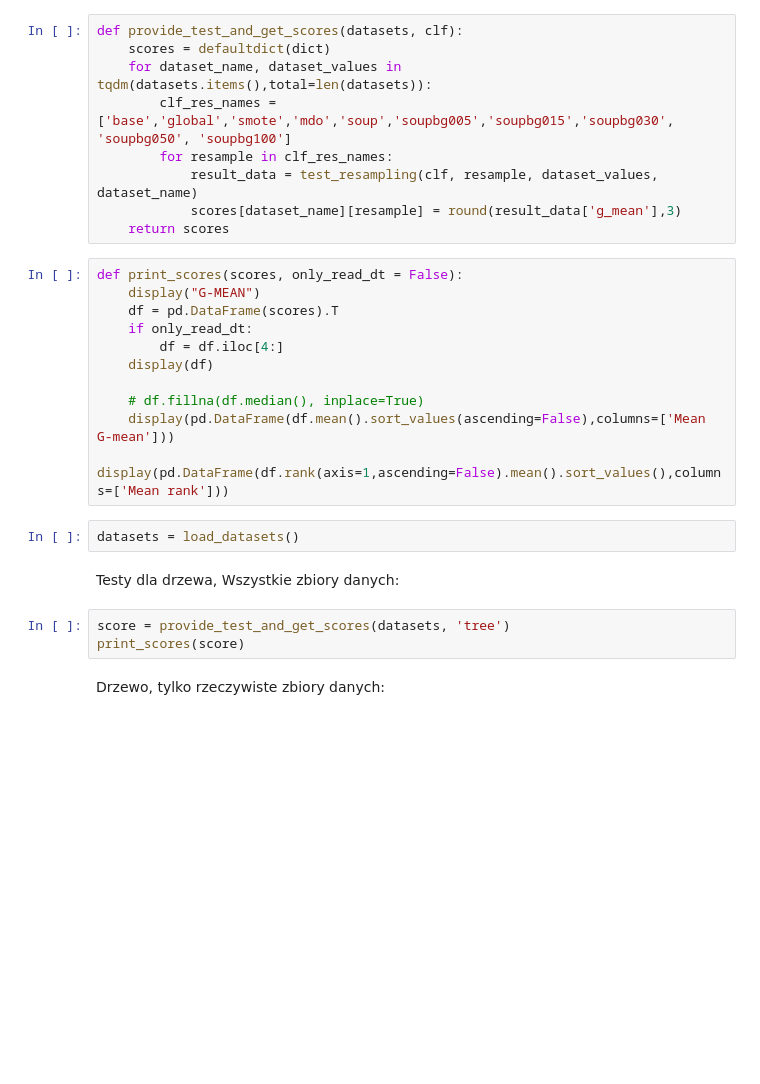
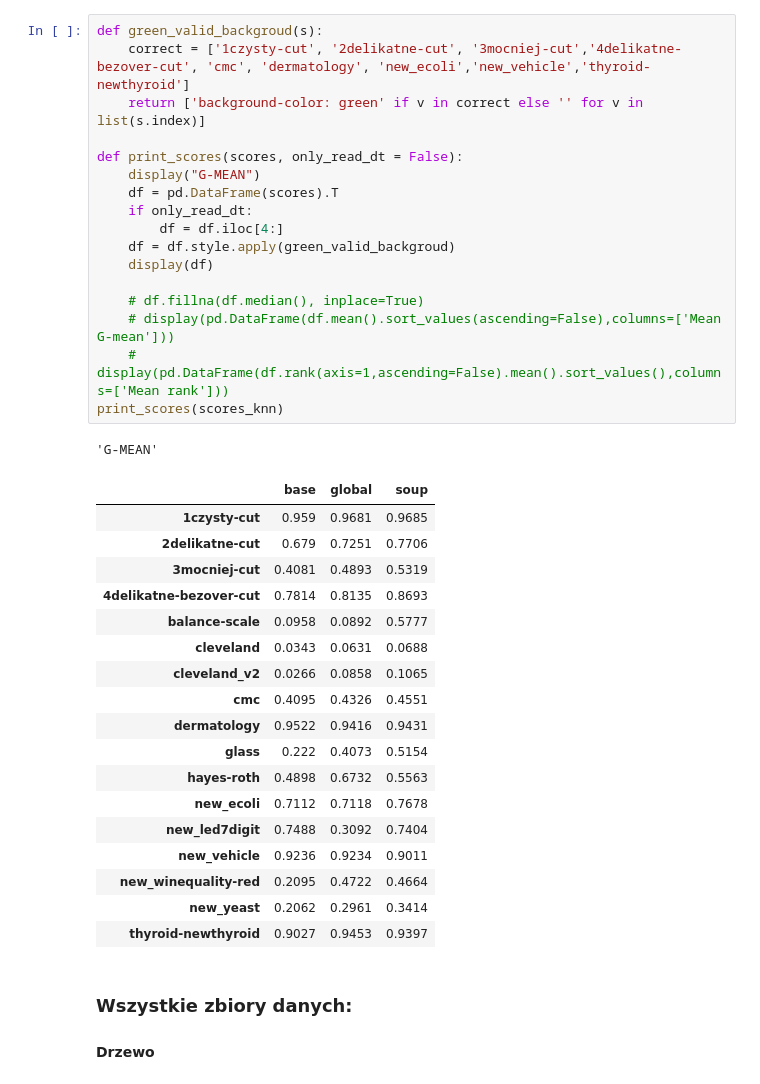
Before and after one commit to damianhorna/multi-imbalance, a Jupyter notebook: benchmarks/resample/resample.ipynb, the cells around one changed output. Saved outputs shown, nothing was run; the diff lists cells and outputs as text; blank space fills up the shorter version.

Commit message:
resampling benchamrks

```diff
--- a/benchmarks/resample/resample.ipynb
+++ b/benchmarks/resample/resample.ipynb
@@ -151,30 +206,40 @@ def test_resampling(classifier, res, dataset_values, dataset_name):
-# %%
-def provide_test_and_get_scores(datasets, clf):
-    scores = defaultdict(dict)
-    for dataset_name, dataset_values in tqdm(datasets.items(),total=len(datasets)):
-        clf_res_names =['base','global','smote','mdo','soup','soupbg005','soupbg015','soupbg030', 'soupbg050', 'soupbg100']
-        for resample in clf_res_names:
-            result_data = test_resampling(clf, resample, dataset_values, dataset_name)
-            scores[dataset_name][resample] = round(result_data['g_mean'],3)
-    return scores
 # %%
+def green_valid_backgroud(s):
+    correct = ['1czysty-cut', '2delikatne-cut', '3mocniej-cut','4delikatne-bezover-cut', 'cmc', 'dermatology', 'new_ecoli','new_vehicle','thyroid-newthyroid']
+    return ['background-color: green' if v in correct else '' for v in list(s.index)]
+
 def print_scores(scores, only_read_dt = False):
     display("G-MEAN")
     df = pd.DataFrame(scores).T
     if only_read_dt:
         df = df.iloc[4:]
+    df = df.style.apply(green_valid_backgroud)
     display(df)
 
     # df.fillna(df.median(), inplace=True)
-    display(pd.DataFrame(df.mean().sort_values(ascending=False),columns=['Mean G-mean']))
-    display(pd.DataFrame(df.rank(axis=1,ascending=False).mean().sort_values(),columns=['Mean rank']))
+    # display(pd.DataFrame(df.mean().sort_values(ascending=False),columns=['Mean G-mean']))
+    # display(pd.DataFrame(df.rank(axis=1,ascending=False).mean().sort_values(),columns=['Mean rank']))
+print_scores(scores_knn)
+# %% [output]
+'G-MEAN'
+|  | base | global | soup |
+| 1czysty-cut | 0.959 | 0.9681 | 0.9685 |
+| 2delikatne-cut | 0.679 | 0.7251 | 0.7706 |
+| 3mocniej-cut | 0.4081 | 0.4893 | 0.5319 |
+| 4delikatne-bezover-cut | 0.7814 | 0.8135 | 0.8693 |
+| balance-scale | 0.0958 | 0.0892 | 0.5777 |
+| cleveland | 0.0343 | 0.0631 | 0.0688 |
+| cleveland_v2 | 0.0266 | 0.0858 | 0.1065 |
+| cmc | 0.4095 | 0.4326 | 0.4551 |
+| dermatology | 0.9522 | 0.9416 | 0.9431 |
+| glass | 0.222 | 0.4073 | 0.5154 |
+| hayes-roth | 0.4898 | 0.6732 | 0.5563 |
+| new_ecoli | 0.7112 | 0.7118 | 0.7678 |
+| new_led7digit | 0.7488 | 0.3092 | 0.7404 |
+| new_vehicle | 0.9236 | 0.9234 | 0.9011 |
+| new_winequality-red | 0.2095 | 0.4722 | 0.4664 |
+| new_yeast | 0.2062 | 0.2961 | 0.3414 |
+| thyroid-newthyroid | 0.9027 | 0.9453 | 0.9397 |
-# %%
-datasets = load_datasets()
 # %% [markdown]
-Testy dla drzewa,
-Wszystkie zbiory danych:
+### Wszystkie zbiory danych:
+#### Drzewo
-# %%
-score = provide_test_and_get_scores(datasets, 'tree')
-print_scores(score)
-# %% [markdown]
-Drzewo, tylko rzeczywiste zbiory danych:
```
Also changed, not shown: parts of 12 cells of this notebook, 4 other files.
